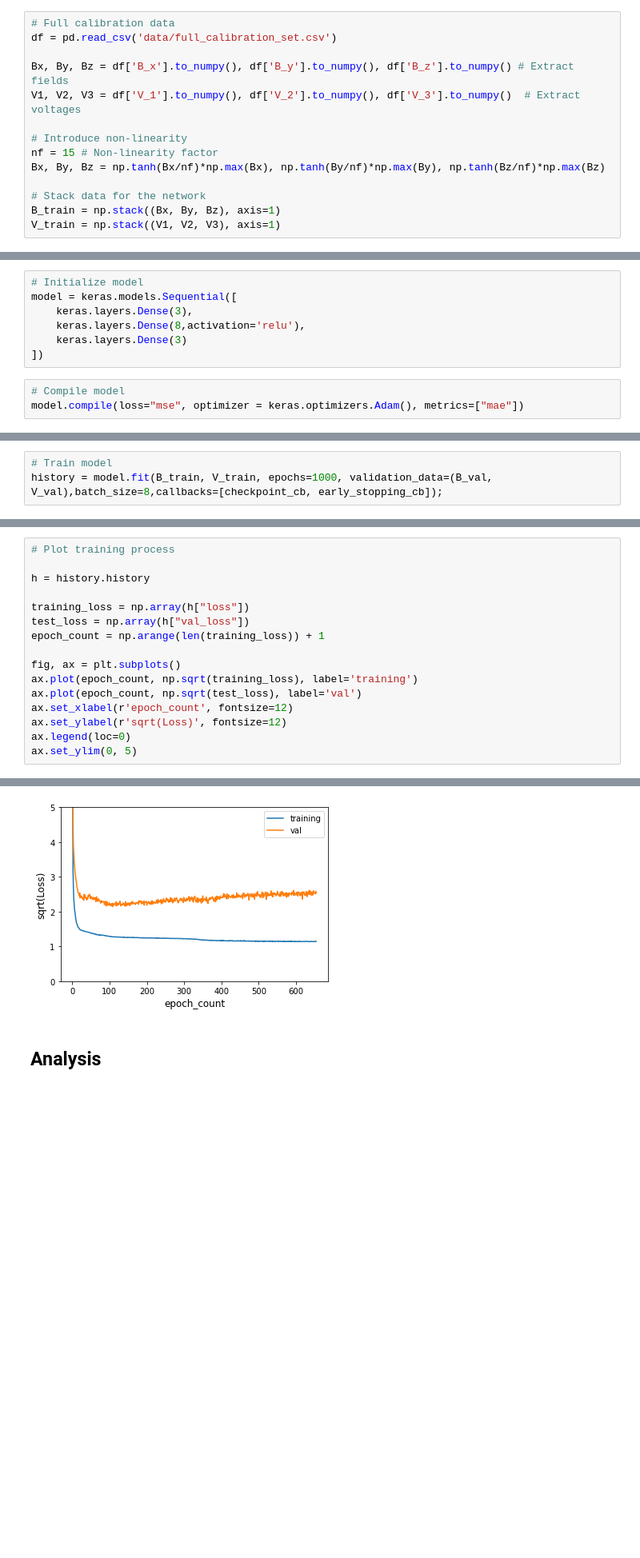
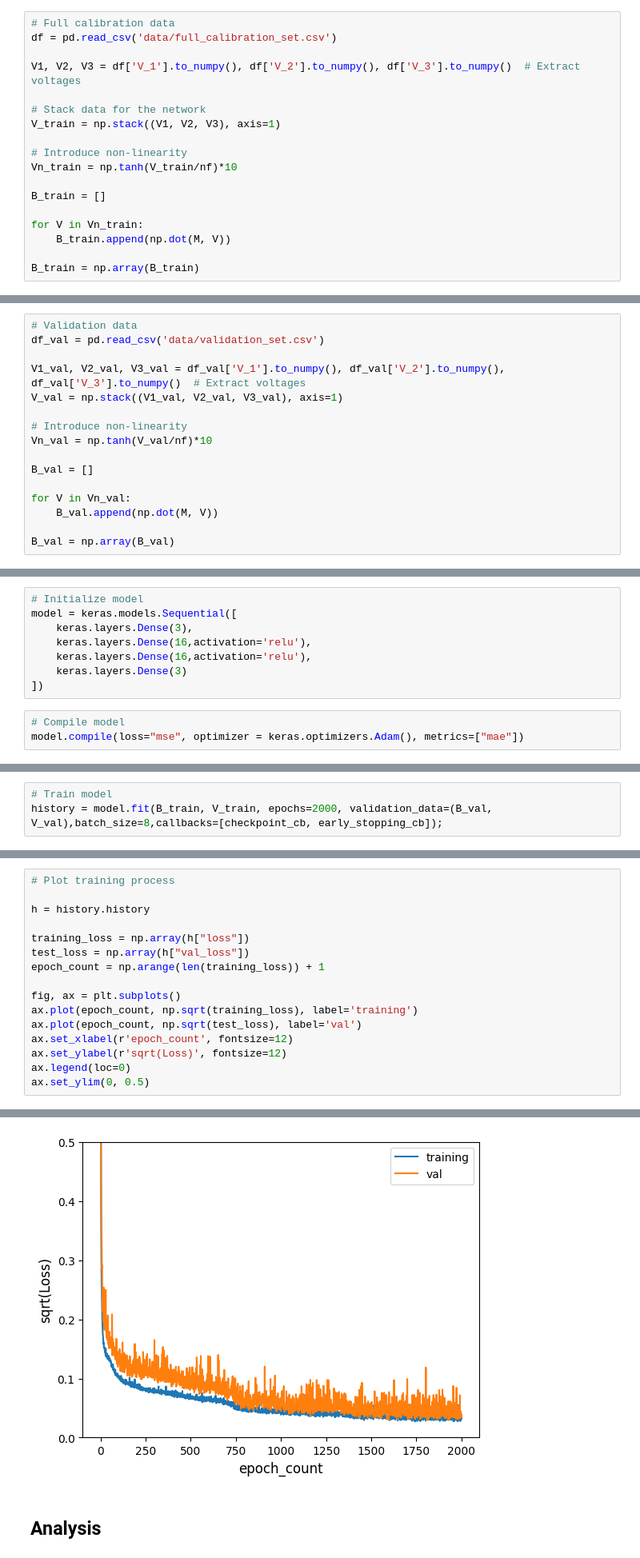
Before and after one commit to tretyakovmipt/TIRF-magnet-calibration, a Jupyter notebook: nonlinear_calibration.ipynb, the cells around one changed output, grey strips where cells are left out. Shown: that part at 80% size. Cells and saved outputs as stored; diff of their text form; blank space fills up the shorter version.

Commit message:
training looks good

```diff
--- a/nonlinear_calibration.ipynb
+++ b/nonlinear_calibration.ipynb
@@ -97,13 +84,17 @@ Text(0.5, 0, '$V_3$ (arb. u.)')
 # Full calibration data
 df = pd.read_csv('data/full_calibration_set.csv')
 
-Bx, By, Bz = df['B_x'].to_numpy(), df['B_y'].to_numpy(), df['B_z'].to_numpy() # Extract fields
 V1, V2, V3 = df['V_1'].to_numpy(), df['V_2'].to_numpy(), df['V_3'].to_numpy()  # Extract voltages
 
+# Stack data for the network
+V_train = np.stack((V1, V2, V3), axis=1)
+
 # Introduce non-linearity
-nf = 15 # Non-linearity factor
-Bx, By, Bz = np.tanh(Bx/nf)*np.max(Bx), np.tanh(By/nf)*np.max(By), np.tanh(Bz/nf)*np.max(Bz)
+Vn_train = np.tanh(V_train/nf)*10
 
-# Stack data for the network
-B_train = np.stack((Bx, By, Bz), axis=1)
-V_train = np.stack((V1, V2, V3), axis=1)
+B_train = []
+
+for V in Vn_train:
+    B_train.append(np.dot(M, V))
+
+B_train = np.array(B_train)
@@ -124,10 +101,27 @@ V_val = np.stack((V1_val, V2_val, V3_val), axis=1)
+# %%
+# Validation data
+df_val = pd.read_csv('data/validation_set.csv')
+
+V1_val, V2_val, V3_val = df_val['V_1'].to_numpy(), df_val['V_2'].to_numpy(), df_val['V_3'].to_numpy()  # Extract voltages
+V_val = np.stack((V1_val, V2_val, V3_val), axis=1)
+
+# Introduce non-linearity
+Vn_val = np.tanh(V_val/nf)*10
+
+B_val = []
+
+for V in Vn_val:
+    B_val.append(np.dot(M, V))
+
+B_val = np.array(B_val)
 # %% [markdown]
 ### Create and train neural network
 # %%
 # Initialize model
 model = keras.models.Sequential([
     keras.layers.Dense(3),
-    keras.layers.Dense(8,activation='relu'),
+    keras.layers.Dense(16,activation='relu'),
+    keras.layers.Dense(16,activation='relu'),
     keras.layers.Dense(3)
 ])
 # %%
@@ -142,5 +136,5 @@ early_stopping_cb = keras.callbacks.EarlyStopping(patience=500, monitor='val_mae
 checkpoint_cb = keras.callbacks.ModelCheckpoint(filepath="models.hdf5",save_best_only=True, monitor='val_mae')
 # %%
 # Train model
-history = model.fit(B_train, V_train, epochs=1000, validation_data=(B_val, V_val),batch_size=8,callbacks=[checkpoint_cb, early_stopping_cb]);
+history = model.fit(B_train, V_train, epochs=2000, validation_data=(B_val, V_val),batch_size=8,callbacks=[checkpoint_cb, early_stopping_cb]);
 # %% [output]
@@ -176,5 +170,5 @@ ax.plot(epoch_count, np.sqrt(test_loss), label='val')
 ax.set_xlabel(r'epoch_count', fontsize=12)
 ax.set_ylabel(r'sqrt(Loss)', fontsize=12)
 ax.legend(loc=0)
-ax.set_ylim(0, 5)
+ax.set_ylim(0, 0.5)
 # %% [output]
@@ -182,4 +176,4 @@ ax.set_ylim(0, 5)
-[figure, old version]
+[figure, new version]
 # %% [markdown]
 ## Analysis
 # %% [markdown]
```
Also changed, not shown: parts of 8 cells of this notebook.
